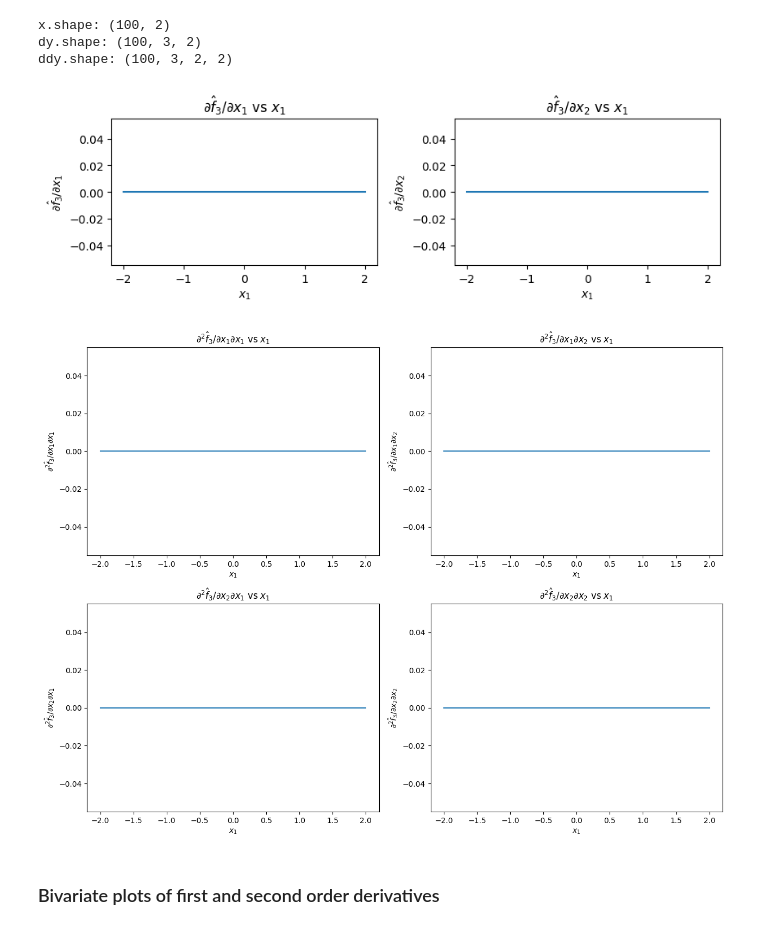
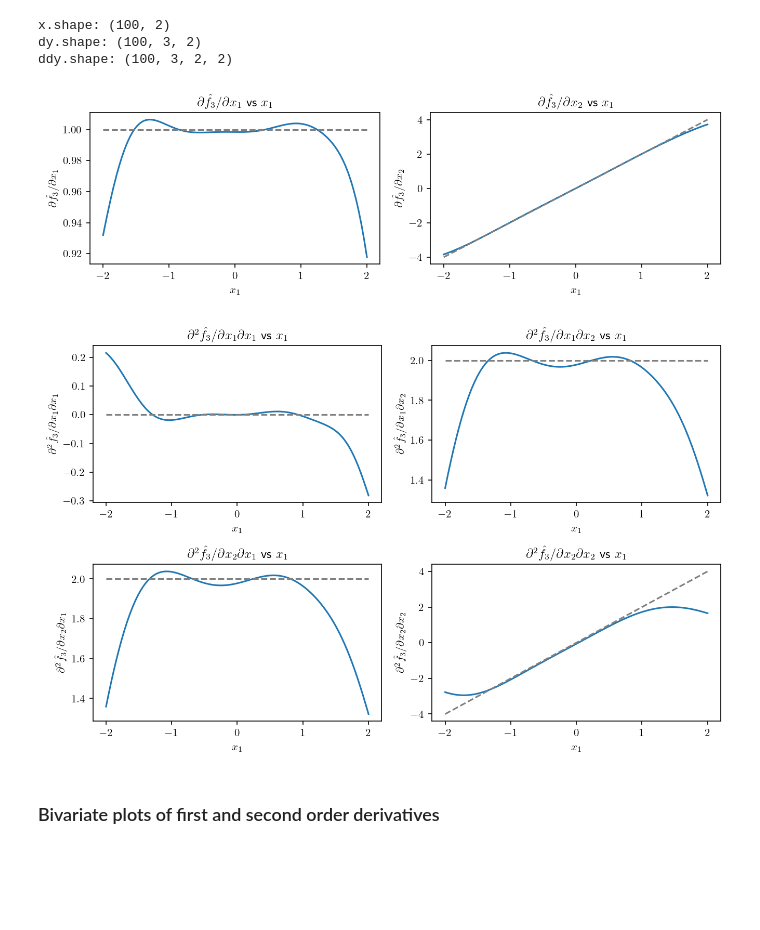
Before and after one commit to einigl/ism-model-nn-approximation, a Jupyter notebook: examples/derivatives.ipynb, the cells around one changed output. Saved outputs shown, nothing was run; the diff lists cells and outputs as text; code cells hidden in the pictures; blank space fills up the shorter version.

```diff
--- a/examples/derivatives.ipynb
+++ b/examples/derivatives.ipynb
@@ -7,6 +7,8 @@ import os
 import sys
 
 sys.path.append(os.path.join(os.path.abspath(""), ".."))
+
+import shutil
 
 import numpy as np
 import matplotlib.pyplot as plt
@@ -20,6 +22,9 @@ import numpy as np
 from nnbma.networks import NeuralNetwork
 
 from functions import Fexample as F
+
+plt.rc("text", usetex=shutil.which("latex") is not None)
+dpi = 150
 # %% [markdown]
 ## Introduction to differentiation with PyTorch
 
@@ -51,8 +56,8 @@ ranges = [
 n_points = 100  # Number of points needed to plot a profile
 
 default_values = [
-    0.0,
-    0.0,
+    1.0,
+    1.0,
 ]  # Default values of all inputs of f when plotting a profile. Can be modified but must be consistent with the imported function.
 # %% [markdown]
 ## Loading of the trained network
@@ -106,11 +111,11 @@ x.shape: (100, 2)
 dy.shape: (100, 3, 2)
 ddy.shape: (100, 3, 2, 2)
 # %%
-plt.figure(figsize=(f.n_inputs * 6.4, 4.8))
+plt.figure(figsize=(0.7 * f.n_inputs * 6.4, 0.6 * 4.8), dpi=dpi)
 
 for i in range(f.n_inputs):
 
-    plt.subplot(f.n_inputs, f.n_outputs, i + 1)
+    plt.subplot(1, f.n_inputs, i + 1)
 
     plt.plot(x[:, input_to_plot - 1], dy[:, output_to_plot - 1, i])
 
@@ -251,6 +258,6 @@ We will now compute the first and second order derivatives of a neural network t
 # %%
-jacobian_net = vmap(jacrev(net))
-hessian_net = vmap(hessian(net))
+jacobian_net = vmap(jacrev(net.forward))
+hessian_net = vmap(hessian(net.forward))
 # %% [markdown]
 ### Profiles of first and second order derivatives
 # %%
@@ -268,13 +275,19 @@ x.shape: (100, 2)
 dy.shape: (100, 3, 2)
 ddy.shape: (100, 3, 2, 2)
 # %%
-plt.figure(figsize=(f.n_inputs * 6.4, 4.8))
+plt.figure(figsize=(0.7 * f.n_inputs * 6.4, 0.6 * 4.8), dpi=dpi)
 
 for i in range(f.n_inputs):
 
-    plt.subplot(f.n_inputs, f.n_outputs, i + 1)
+    plt.subplot(1, f.n_inputs, i + 1)
 
     plt.plot(x[:, input_to_plot - 1], dy_net[:, output_to_plot - 1, i])
+    plt.plot(
+        x[:, input_to_plot - 1],
+        dy[:, output_to_plot - 1, i],
+        linestyle="--",
+        color="gray",
+    )
 
     plt.xlabel(f"$x_{input_to_plot}$")
     plt.ylabel(f"$\\partial \\hat{{f}}_{output_to_plot} / \\partial x_{i+1}$")
@@ -286,31 +299,37 @@ plt.tight_layout()
 
 plt.show()
 # %% [output]
-[figure, old version]
+[figure, new version]
 # %%
-plt.figure(figsize=(f.n_inputs * 6.4, f.n_inputs * 4.8))
+plt.figure(figsize=(0.7 * f.n_inputs * 6.4, 0.6 * f.n_inputs * 4.8), dpi=dpi)
 
 for i1 in range(f.n_inputs):
 
     for i2 in range(f.n_inputs):
 
         plt.subplot(f.n_inputs, f.n_inputs, i1 * f.n_inputs + i2 + 1)
 
         plt.plot(x[:, input_to_plot - 1], ddy_net[:, output_to_plot - 1, i1, i2])
+        plt.plot(
+            x[:, input_to_plot - 1],
+            ddy[:, output_to_plot - 1, i1, i2],
+            linestyle="--",
+            color="gray",
+        )
 
         plt.xlabel(f"$x_{input_to_plot}$")
         plt.ylabel(
             f"$\\partial^2 \\hat{{f}}_{output_to_plot} / \\partial x_{i1+1} \\partial x_{i2+1}$"
         )
         plt.title(
             f"$\\partial^2 \\hat{{f}}_{output_to_plot} / \\partial x_{i1+1} \\partial x_{i2+1}$ vs $x_{input_to_plot}$"
         )
 
 plt.tight_layout()
 
 plt.show()
 # %% [output]
-[figure, old version]
+[figure, new version]
 # %% [markdown]
 ### Bivariate plots of first and second order derivatives
 # %%
```
Also changed, not shown: parts of 12 cells of this notebook, 18 other files.
